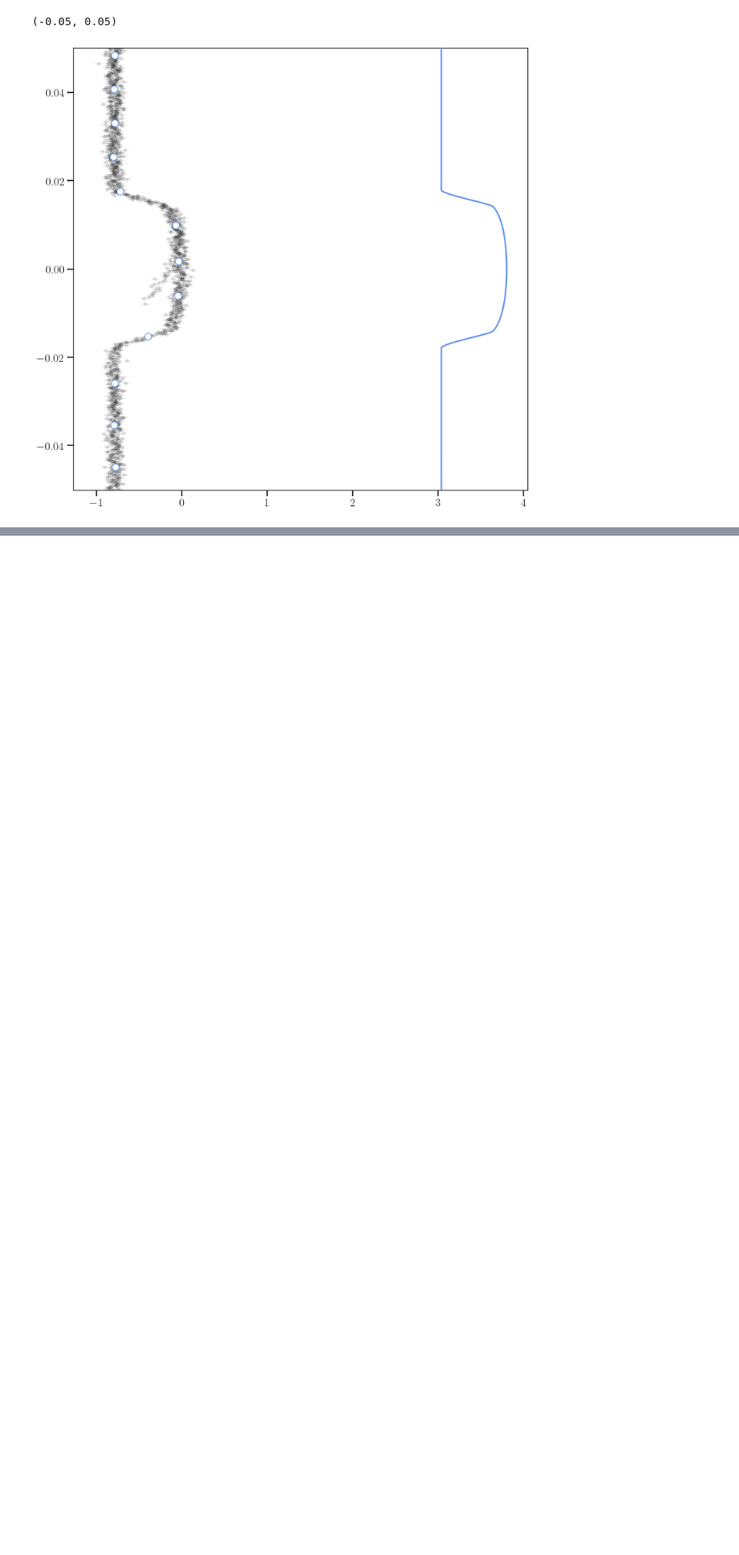
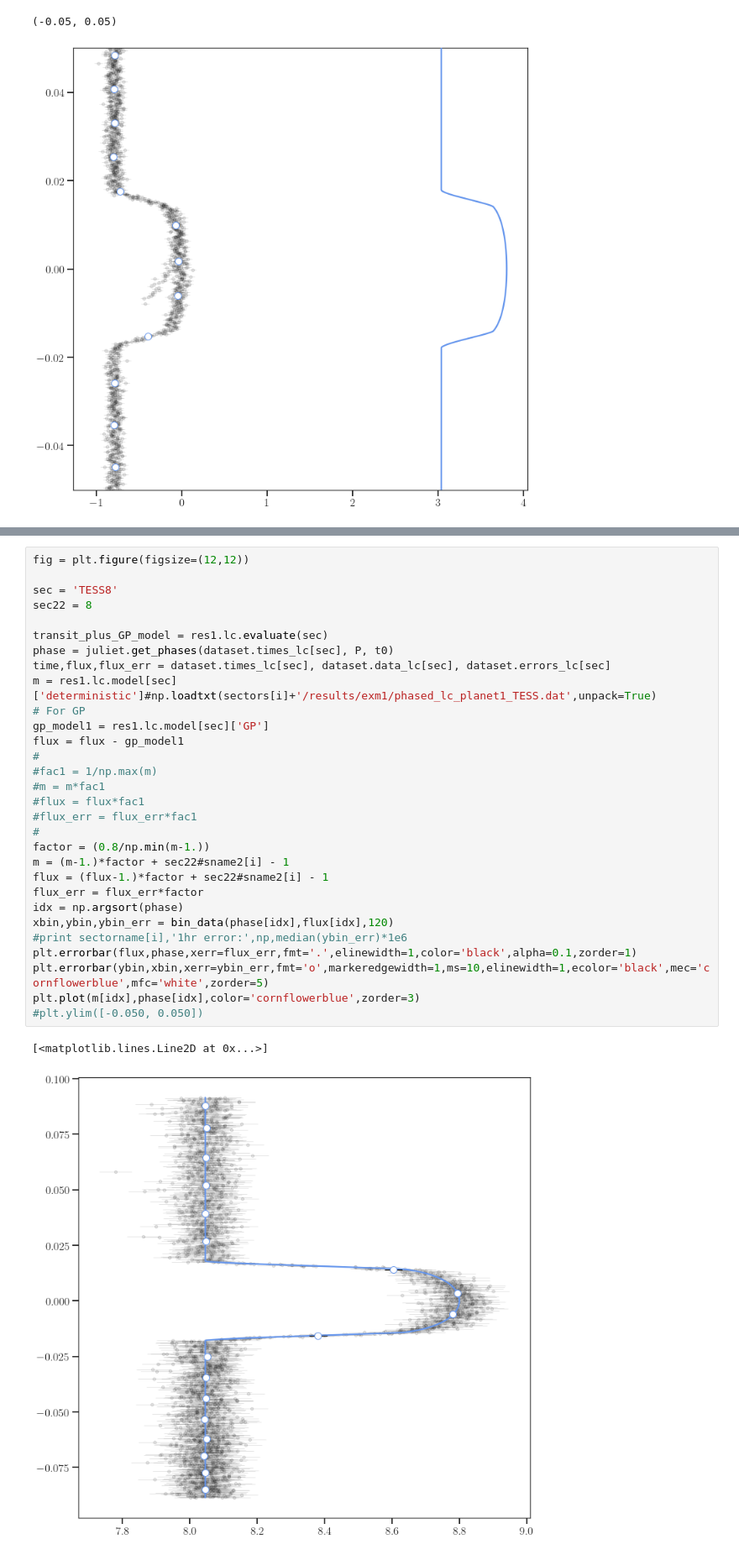
Before and after one commit to Jayshil/ld-project-updated, a Jupyter notebook: WASP-62/p1.ipynb, the cells around one changed output, grey strips where cells are left out. Shown at 84% size. Saved outputs shown, nothing was run; the diff lists cells and outputs as text; blank space fills up the shorter version.

```diff
--- a/WASP-62/p1.ipynb
+++ b/WASP-62/p1.ipynb
@@ -163,0 +171,33 @@ plt.ylim([-0.050, 0.050])
+# %%
+fig = plt.figure(figsize=(12,12))
+
+sec = 'TESS8'
+sec22 = 8
+
+transit_plus_GP_model = res1.lc.evaluate(sec)
+phase = juliet.get_phases(dataset.times_lc[sec], P, t0)
+time,flux,flux_err = dataset.times_lc[sec], dataset.data_lc[sec], dataset.errors_lc[sec]
+m = res1.lc.model[sec]['deterministic']#np.loadtxt(sectors[i]+'/results/exm1/phased_lc_planet1_TESS.dat',unpack=True)
+# For GP
+gp_model1 = res1.lc.model[sec]['GP']
+flux = flux - gp_model1
+#
+#fac1 = 1/np.max(m)
+#m = m*fac1
+#flux = flux*fac1
+#flux_err = flux_err*fac1
+#
+factor = (0.8/np.min(m-1.))
+m = (m-1.)*factor + sec22#sname2[i] - 1
+flux = (flux-1.)*factor + sec22#sname2[i] - 1
+flux_err = flux_err*factor
+idx = np.argsort(phase)
+xbin,ybin,ybin_err = bin_data(phase[idx],flux[idx],120)
+#print sectorname[i],'1hr error:',np,median(ybin_err)*1e6
+plt.errorbar(flux,phase,xerr=flux_err,fmt='.',elinewidth=1,color='black',alpha=0.1,zorder=1)
+plt.errorbar(ybin,xbin,xerr=ybin_err,fmt='o',markeredgewidth=1,ms=10,elinewidth=1,ecolor='black',mec='cornflowerblue',mfc='white',zorder=5)
+plt.plot(m[idx],phase[idx],color='cornflowerblue',zorder=3)
+#plt.ylim([-0.050, 0.050])
+# %% [output]
+[<matplotlib.lines.Line2D at 0x...>]
+[figure, added]
```
Also changed, not shown: parts of 3 cells of this notebook.
